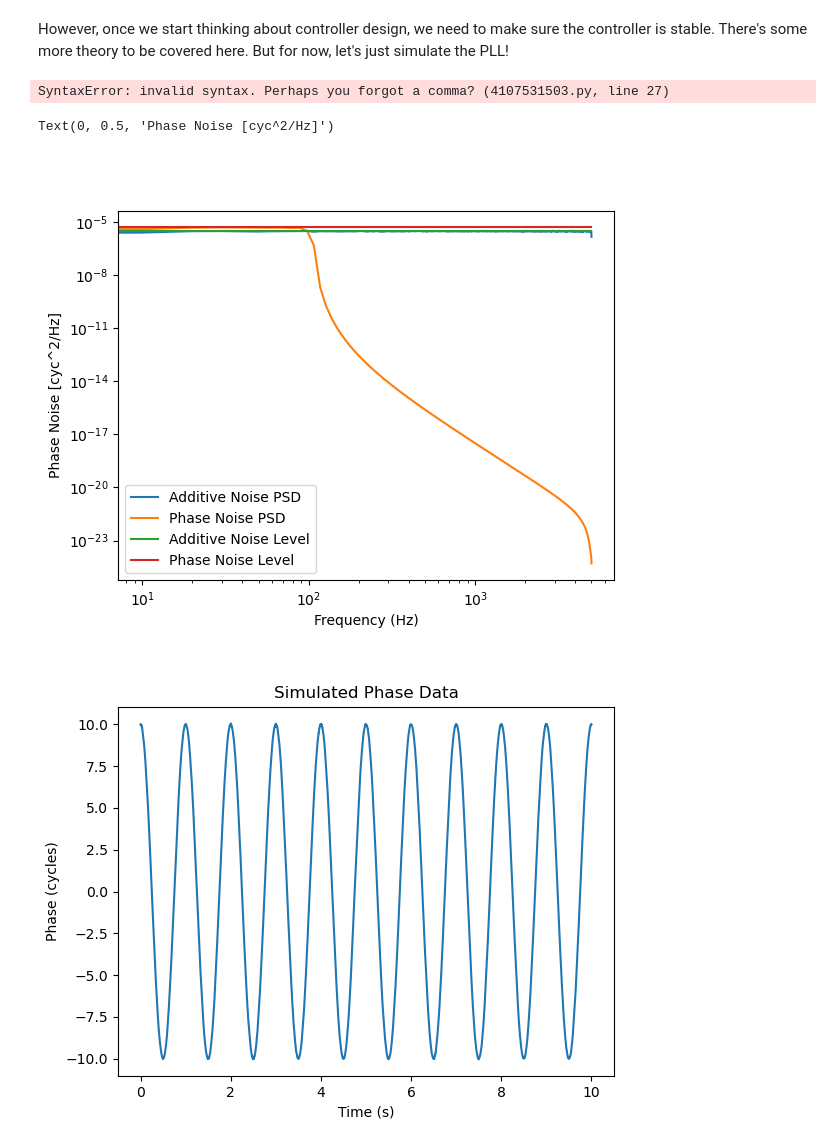
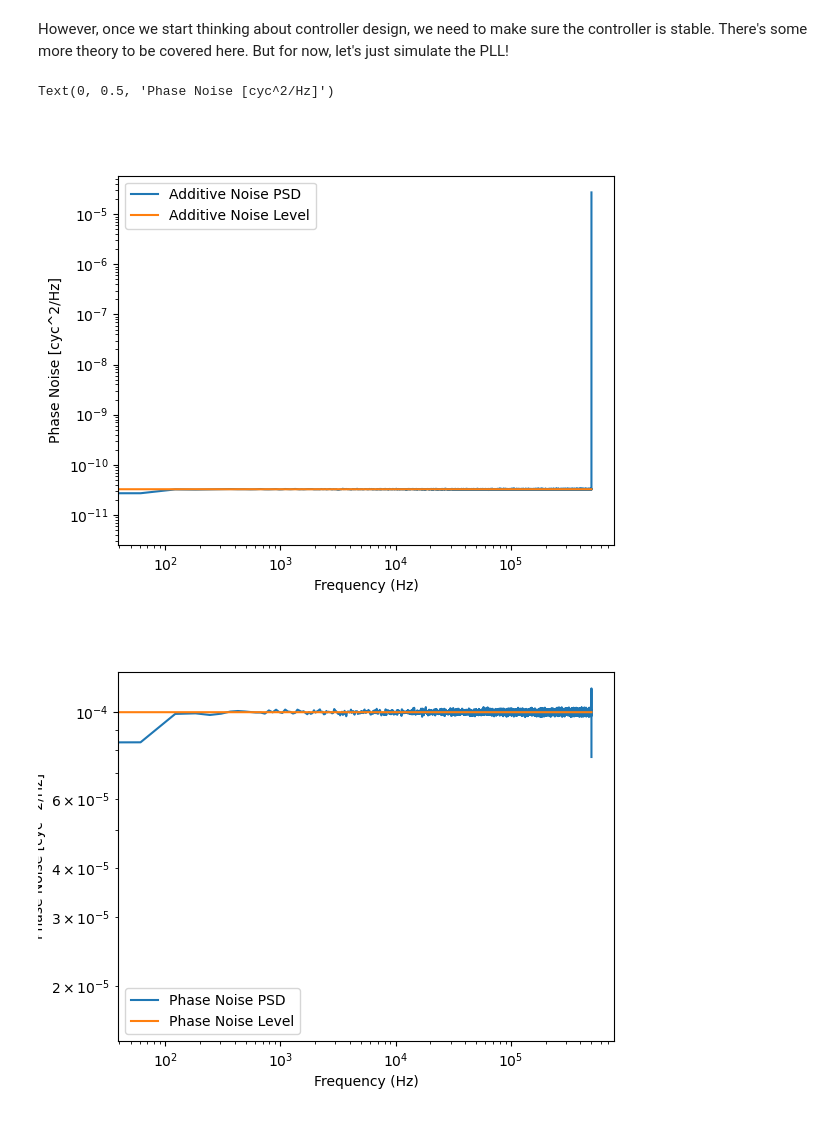
Before and after one commit to Shawn-McSorley/weakLight_seminar, a Jupyter notebook: weakLight_seminar.ipynb, the cells around one changed output. Drawn from its saved outputs; the diff is of its cells as text; code cells hidden in the pictures.

```diff
--- a/weakLight_seminar.ipynb
+++ b/weakLight_seminar.ipynb
@@ -699,7 +702,7 @@ def plotPII2(P, I, I2, freqs, verbosePlot):
 
 def plotLoopGain(LOOP_GAIN, freqs, verbosePlot):
     if(verbosePlot):
-        fig, (ax0, ax1) = plt.subplots(nrows=2, sharex=True, figsize=(10, 6)
+        fig, (ax0, ax1) = plt.subplots(nrows=2, sharex=True, figsize=(10, 6))
         ax0.plot(freqs, 20*np.log10(np.abs(LOOP_GAIN)))
         ax0.set_title('LOOP GAIN Magnitude Response')
         ax0.set_xscale('log')
@@ -724,7 +727,7 @@ def plotLoopGain(LOOP_GAIN, freqs, verbosePlot):
 
 def plotTF(TF, freqs, verbosePlot):
     if(verbosePlot):
-        fig, (ax0, ax1) = plt.subplots(nrows=2, sharex=True, figsize=(10, 6)
+        fig, (ax0, ax1) = plt.subplots(nrows=2, sharex=True, figsize=(10, 6))
         ax0.plot(freqs, 20*np.log10(np.abs(TF)))
         ax0.set_title('Magnitude Response')
         ax0.set_xscale('log')
@@ -737,76 +740,47 @@ def plotTF(TF, freqs, verbosePlot):
         ax1.set_xlabel('Frequency (Hz)')
         ax0.grid()
         ax1.grid()
-# %% [output]
-SyntaxError: invalid syntax. Perhaps you forgot a comma? (4107531503.py, line 27)
 # %%
-fs = 1e4
-B = fs/2
+fs = 1e6 # ample sample rate
+B = fs
 duration = 10
 N = int(fs*duration)
+t = np.arange(0, duration, 1/fs)
 
 wave_length = 1550e-9
 c = 299792458
 h = 6.62607015e-34
 hbar = h/(2*np.pi)
 eta = 1 # Assume perfect photodetector
-power = 1e-15# 10 femtowatt
+power = 1e-10# 10 femtowatt
 additive_noise_lvl = hbar * c / (2 * np.pi * eta * wave_length * power)
-phase_noise_lvl = 0.5e-5 # White phase noise to make things easy
+phase_noise_lvl = 1e-4 # White phase noise to make things easy
 
-additive_noise =  PLL.band_limited_noise(0, B, N, fs)
-phase_noise =  PLL.band_limited_noise(0, 1e2, N, fs)
+additive_noise =  PLL.white_psd_noise(additive_noise_lvl, N, fs)
 
-f, ampPSD = welch(additive_noise, fs, nperseg = 1024)
-f, phasePSD = welch(phase_noise, fs, nperseg = 1024)
+phase_noise =  PLL.white_psd_noise(phase_noise_lvl, N, fs)
 
-additive_noise *= np.sqrt(additive_noise_lvl/np.max(ampPSD))
-phase_noise *= np.sqrt(phase_noise_lvl/np.max(phasePSD))
-
-f, ampPSD = welch(additive_noise, fs, nperseg = 1024)
-f, phasePSD = welch(phase_noise, fs, nperseg = 1024)
+f, ampPSD = welch(additive_noise, fs, nperseg = 1024*16)
+f, phasePSD = welch(phase_noise, fs, nperseg = 1024*16)
 
 plt.figure()
 plt.plot(f, ampPSD, label = "Additive Noise PSD")
+plt.plot(f, additive_noise_lvl*np.ones_like(f), label = "Additive Noise Level")
+plt.legend()
+plt.xscale("log")
+plt.yscale("log")
+plt.xlabel("Frequency (Hz)")
+plt.ylabel("Phase Noise [cyc^2/Hz]")
+
+plt.figure()
 plt.plot(f, phasePSD, label = "Phase Noise PSD")
-plt.plot(f, additive_noise_lvl*np.ones_like(f), label = "Additive Noise Level")
 plt.plot(f, phase_noise_lvl*np.ones_like(f), label = "Phase Noise Level")
 plt.legend()
 plt.xscale("log")
 plt.yscale("log")
 plt.xlabel("Frequency (Hz)")
 plt.ylabel("Phase Noise [cyc^2/Hz]")
 # %% [output]
 Text(0, 0.5, 'Phase Noise [cyc^2/Hz]')
-[figure, old version]
+[figure, new version]
+[figure, added]
-# %%
-# Signal to track, 10 Hz phase mod
-
-phase_mod_freq = 1
-A = 10 # Num cycles
-t = np.arange(0, duration, 1/fs)
-signal = A * np.cos(2*np.pi*phase_mod_freq*t)
-
-A = 1
-def phaseToIQ(data, tVals, f0, A, unit = 'cycles'):
-    ''' Function to convert phase data to IQ data. f0 is the carrier frequency. Default unit for phase data is cycles.'''
-    if unit == 'cycles':
-        scale = 2*np.pi
-    else:
-        scale = 1
-    IQ = A * np.exp(1j * (2*np.pi*f0*tVals + scale * data))
-    return IQ
-
-f_center = 1e3
-phaseData = signal + phase_noise
-
-plt.figure()
-plt.plot(t, phaseData, label = "Phase Data")
-plt.xlabel("Time (s)")
-plt.ylabel("Phase (cycles)")
-plt.title("Simulated Phase Data")
-
-IQ = phaseToIQ(phaseData, t, 0, 1)
-additiveData = 0
-# %% [output]
-[figure, removed]
```
Also changed, not shown: parts of 15 cells of this notebook, 9 other files.
